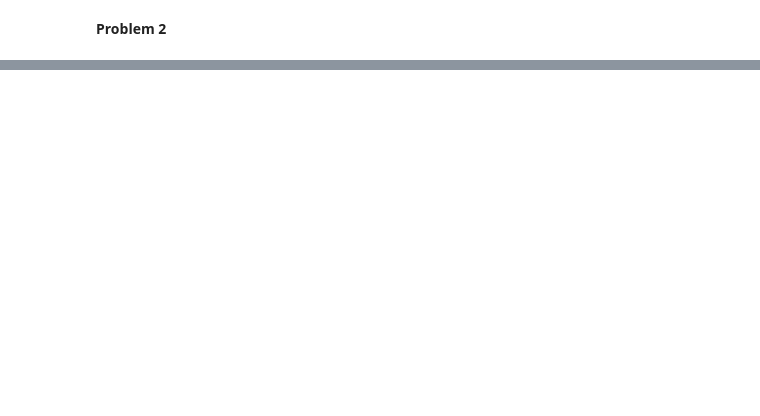
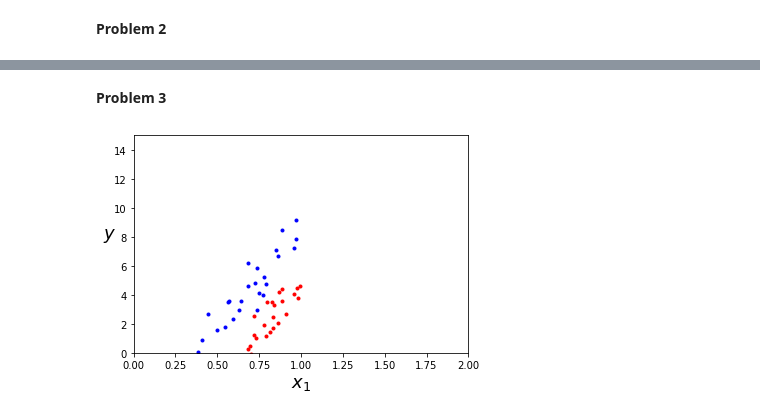
Before and after one commit to anhtel94/CAP4630---Machine-Learning, a Jupyter notebook: HW_3/HW3.ipynb, the cells around one changed output, grey strips where cells are left out. Cells and saved outputs as stored; diff of their text form; code cells hidden in the pictures; blank space fills up the shorter version.

```diff
--- a/HW_3/HW3.ipynb
+++ b/HW_3/HW3.ipynb
@@ -134,0 +135,2 @@ display_data(labels, data, w, b)
+# %% [markdown]
+**Problem 3**
@@ -134,0 +142,18 @@ display_data(labels, data, w, b)
+# %%
+
+for label, d in zip(labels, data):
+    if(label):
+      plt.plot(d[0], d[1], "r.")
+    else:
+      plt.plot(d[0], d[1], "b.")
+
+
+
+
+
+plt.xlabel("$x_1$", fontsize=18)
+plt.ylabel("$y$", rotation=0, fontsize=18)
+plt.axis([0, 2, 0, 15])
+plt.show()
+# %% [output]
+[figure, added]
```
Also changed, not shown: parts of 6 cells of this notebook.
